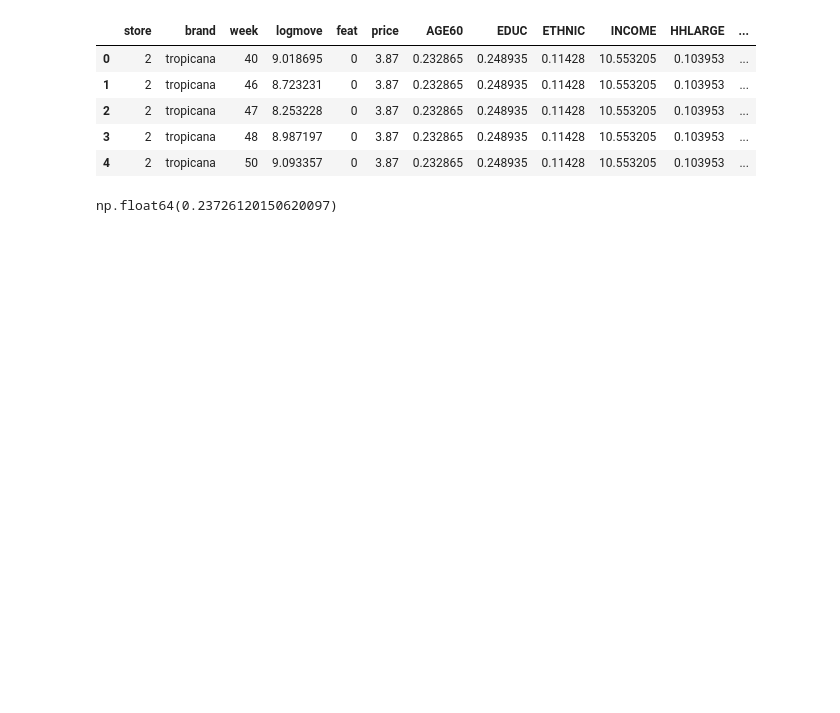
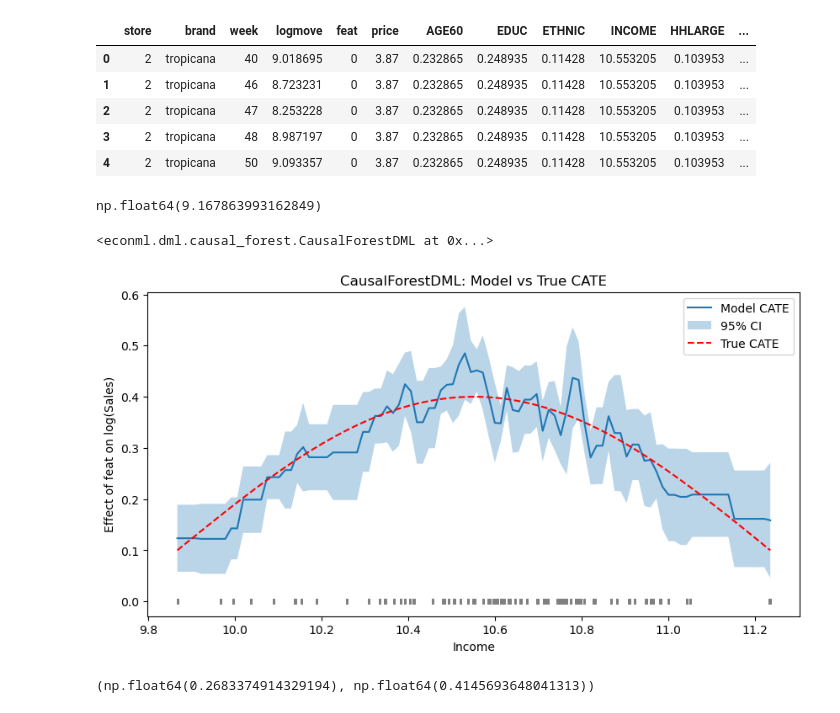
Before and after one commit to georgehagstrom/DATA622Spring2026, a Jupyter notebook: website/meetups/meetup-10/causalMLVignette.ipynb, the cells around one changed output. Saved outputs shown, nothing was run; the diff lists cells and outputs as text; code cells hidden in the pictures; blank space fills up the shorter version.

Commit message:
Uploading causal vignette

```diff
--- a/website/meetups/meetup-10/causalMLVignette.ipynb
+++ b/website/meetups/meetup-10/causalMLVignette.ipynb
@@ -70,10 +72,9 @@ W = np.concatenate([W1, W2], axis=1)
 
 X = oj_data[['INCOME']].values
 # %%
-real_feat_rate = oj_data['feat'].mean()
-real_feat_rate
+oj_data['logmove'].mean()
 # %% [output]
-np.float64(0.23726120150620097)
+np.float64(9.167863993162849)
 # %%
 # Before we do any fitting to the real data, we are going to see if our model could successfully find causal effects
 # in fake data
@@ -131,0 +141,48 @@ print(f"True CATE range: [{TE_true.min():.3f}, {TE_true.max():.3f}]")
+# %%
+# Now we set up the Causal Forest Double Machine Learning model
+
+# We will use Lasso to model the impact on the log sales of the confounders, and logistic regression
+# to model impact on the treatment. We could use L1 penalization with logistic regression too if
+# we wanted.
+
+# The other hyperparameters we are keeping from the EconML vignette, except discrete treatment
+
+est = CausalForestDML(
+    model_y=LassoCV(cv=3),
+    model_t=LogisticRegressionCV(cv=3),
+    n_estimators=8000,
+    min_samples_leaf=10,
+    max_depth=40,
+    max_samples=0.05,
+    discrete_treatment=True,
+    random_state=123
+)
+
+# Fit the model, X and W are our real data, Y_sim and T_sim our simulated treatment and outcome
+est.fit(Y_sim, T_sim, X=X, W=W)
+# %% [output]
+<econml.dml.causal_forest.CausalForestDML at 0x...>
+# %%
+# Now we are going to calculate and visualize the effect that we modeled
+
+# This is the grid of incomes we want to see the effects for
+X_test = np.linspace(X.min(), X.max(), 100).reshape(-1, 1)
+
+# We calculate the sales effect predicted by the model for each income
+cate = est.effect(X_test)
+
+# We will do this for visualization
+cate_lower, cate_upper = est.effect_interval(X_test)
+# %%
+plt.figure(figsize=(10, 5))
+plt.plot(X_test.flatten(), cate, label="Model CATE")
+plt.fill_between(X_test.flatten(), cate_lower, cate_upper, label="95% CI", alpha=0.3)
+plt.plot(X_test.flatten(), true_cate(X_test).ravel(), 'r--', label="True CATE")
+plt.plot(X.ravel(), np.zeros_like(X.ravel()), '|', color='gray', alpha=0.1, markersize=5)
+plt.xlabel('Income')
+plt.ylabel('Effect of feat on log(Sales)')
+plt.legend()
+plt.title("CausalForestDML: Model vs True CATE")
+plt.show()
+# %% [output]
+[figure, added]
@@ -131,0 +193,6 @@ print(f"True CATE range: [{TE_true.min():.3f}, {TE_true.max():.3f}]")
+# %%
+ate_true
+ate_hat
+ate_ci
+# %% [output]
+(np.float64(0.2683374914329194), np.float64(0.4145693648041313))
```
Also changed, not shown: parts of 11 cells of this notebook.
